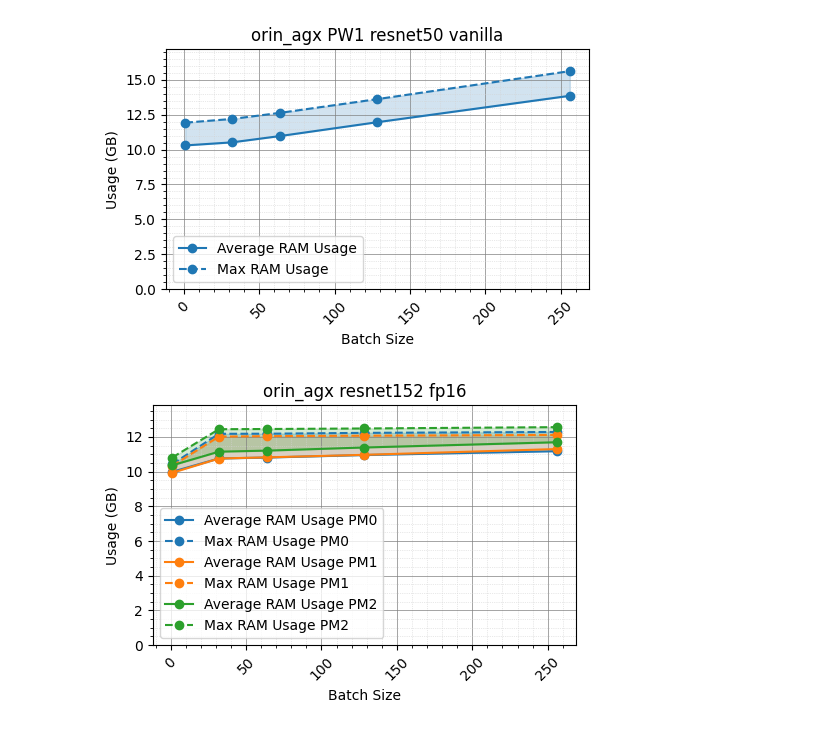
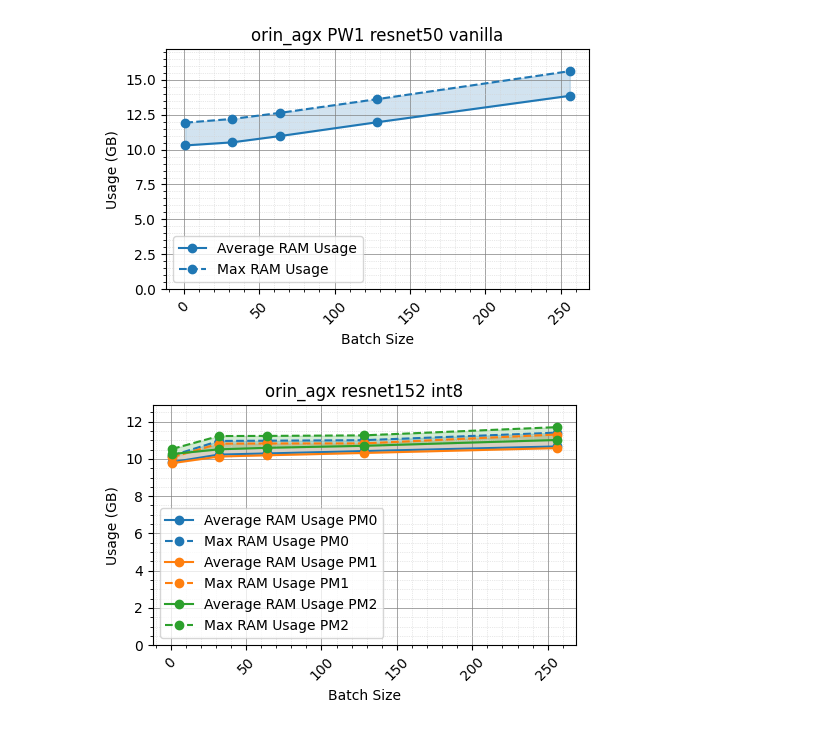
Before and after one commit to Juanx65/ArtTRT, a Jupyter notebook: post_processing/plot_memory_from_tegrastats_logs.ipynb, the cells around one changed output. Saved outputs shown, nothing was run; the diff lists cells and outputs as text; code cells hidden in the pictures.

Commit message:
plot memory tegrastats update

```diff
--- a/post_processing/plot_memory_from_tegrastats_logs.ipynb
+++ b/post_processing/plot_memory_from_tegrastats_logs.ipynb
@@ -291,38 +296,38 @@ plot_memory_batch_size_compare(
 # %%
 # Leer datos de cada optimización
 
-OPTIMIZATION = 'fp16'
+OPTIMIZATION = 'int8'
 PLATFORM = 'orin_agx'
 POWER_MODE = 'PW0'
 POWER_MODE_1 = 'PW1'
 POWER_MODE_2 = 'PW2'
 NETWORK = 'resnet152'
 
 data_bs_1 =  read_data(f'../outputs/tegrastats_log/tegrastats_log_{PLATFORM}/{OPTIMIZATION}_{NETWORK}_bs_1_{POWER_MODE}.txt')
 data_bs_32 = read_data(f'../outputs/tegrastats_log/tegrastats_log_{PLATFORM}/{OPTIMIZATION}_{NETWORK}_bs_32_{POWER_MODE}.txt')
 data_bs_64 = read_data(f'../outputs/tegrastats_log/tegrastats_log_{PLATFORM}/{OPTIMIZATION}_{NETWORK}_bs_64_{POWER_MODE}.txt')
 data_bs_128 = read_data(f'../outputs/tegrastats_log/tegrastats_log_{PLATFORM}/{OPTIMIZATION}_{NETWORK}_bs_128_{POWER_MODE}.txt')
 data_bs_256 = read_data(f'../outputs/tegrastats_log/tegrastats_log_{PLATFORM}/{OPTIMIZATION}_{NETWORK}_bs_256_{POWER_MODE}.txt')
 
 data_bs_1_PM =  read_data(f'../outputs/tegrastats_log/tegrastats_log_{PLATFORM}/{OPTIMIZATION}_{NETWORK}_bs_1_{POWER_MODE_1}.txt')
 data_bs_32_PM = read_data(f'../outputs/tegrastats_log/tegrastats_log_{PLATFORM}/{OPTIMIZATION}_{NETWORK}_bs_32_{POWER_MODE_1}.txt')
 data_bs_64_PM = read_data(f'../outputs/tegrastats_log/tegrastats_log_{PLATFORM}/{OPTIMIZATION}_{NETWORK}_bs_64_{POWER_MODE_1}.txt')
 data_bs_128_PM = read_data(f'../outputs/tegrastats_log/tegrastats_log_{PLATFORM}/{OPTIMIZATION}_{NETWORK}_bs_128_{POWER_MODE_1}.txt')
 data_bs_256_PM = read_data(f'../outputs/tegrastats_log/tegrastats_log_{PLATFORM}/{OPTIMIZATION}_{NETWORK}_bs_256_{POWER_MODE_1}.txt')
 
 data_bs_1_PM2 =  read_data(f'../outputs/tegrastats_log/tegrastats_log_{PLATFORM}/{OPTIMIZATION}_{NETWORK}_bs_1_{POWER_MODE_2}.txt')
 data_bs_32_PM2 = read_data(f'../outputs/tegrastats_log/tegrastats_log_{PLATFORM}/{OPTIMIZATION}_{NETWORK}_bs_32_{POWER_MODE_2}.txt')
 data_bs_64_PM2 = read_data(f'../outputs/tegrastats_log/tegrastats_log_{PLATFORM}/{OPTIMIZATION}_{NETWORK}_bs_64_{POWER_MODE_2}.txt')
 data_bs_128_PM2 = read_data(f'../outputs/tegrastats_log/tegrastats_log_{PLATFORM}/{OPTIMIZATION}_{NETWORK}_bs_128_{POWER_MODE_2}.txt')
 data_bs_256_PM2 = read_data(f'../outputs/tegrastats_log/tegrastats_log_{PLATFORM}/{OPTIMIZATION}_{NETWORK}_bs_256_{POWER_MODE_2}.txt')
 
 # Graficar los datos
 plot_memory_batch_size_compare_with_PM(
     [[ data_bs_1, data_bs_32, data_bs_64,data_bs_128,data_bs_256],
     [ data_bs_1_PM, data_bs_32_PM, data_bs_64_PM,data_bs_128_PM,data_bs_256_PM]
     ,[ data_bs_1_PM2, data_bs_32_PM2, data_bs_64_PM2,data_bs_128_PM2,data_bs_256_PM2]
     ],
     [ 1,32,64,128,256]
 )
 # %% [output]
-[figure, old version]
+[figure, new version]
```
Also changed, not shown: parts of 2 cells of this notebook.
